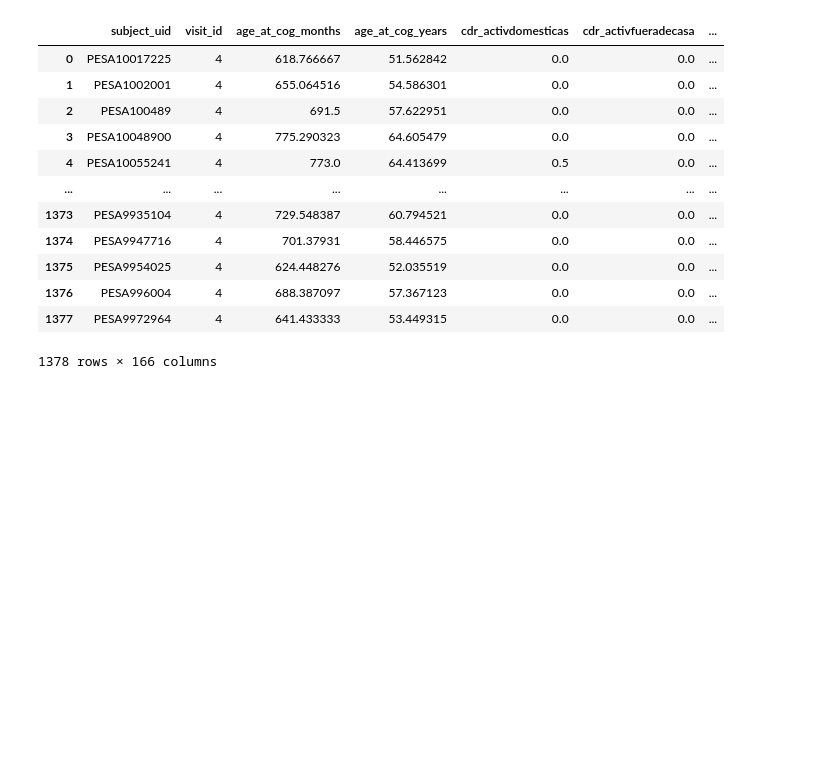
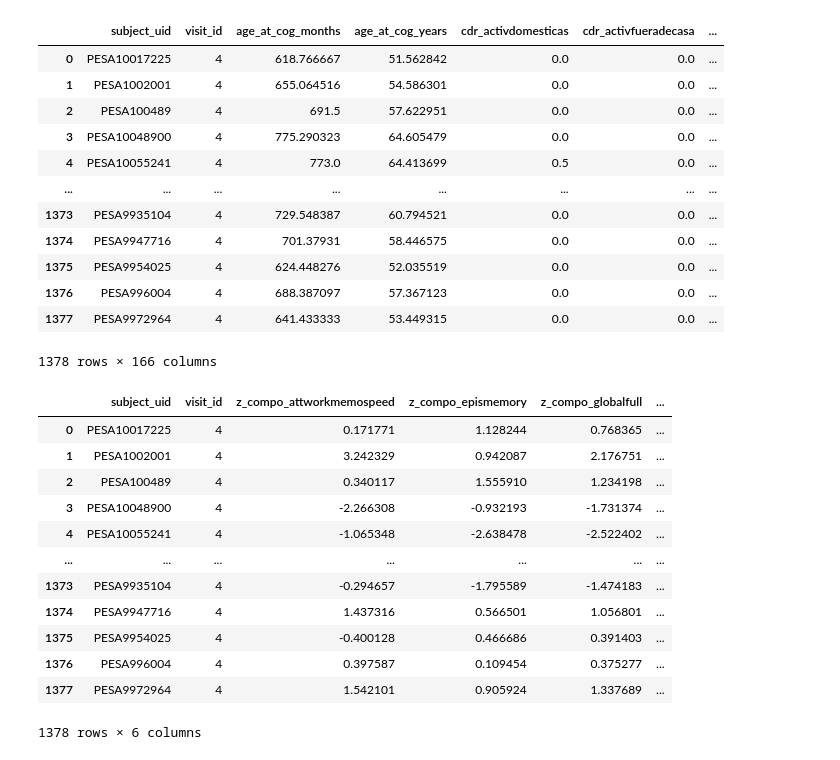
Before and after one commit to CNIC-Neuroimaging/Nvitk, a Jupyter notebook: notebooks/prototypes/db_externsion.ipynb, the cells around one changed output. Saved outputs shown, nothing was run; the diff lists cells and outputs as text; code cells hidden in the pictures; blank space fills up the shorter version.

```diff
--- a/notebooks/prototypes/db_externsion.ipynb
+++ b/notebooks/prototypes/db_externsion.ipynb
@@ -126,3 +120,19 @@ repo.cognitive(
 | 1376 | PESA996004 | 4 | 688.387097 | 57.367123 | 0.0 | 0.0 | ... |
 | 1377 | PESA9972964 | 4 | 641.433333 | 53.449315 | 0.0 | 0.0 | ... |
 1378 rows × 166 columns
+# %%
+repo.cognitive(variables=['z_compo_processingspeed', 'z_compo_globalfull', 'z_compo_epismemory', 'z_compo_attworkmemospeed'])
+# %% [output]
+|  | subject_uid | visit_id | z_compo_attworkmemospeed | z_compo_epismemory | z_compo_globalfull | ... |
+| 0 | PESA10017225 | 4 | 0.171771 | 1.128244 | 0.768365 | ... |
+| 1 | PESA1002001 | 4 | 3.242329 | 0.942087 | 2.176751 | ... |
+| 2 | PESA100489 | 4 | 0.340117 | 1.555910 | 1.234198 | ... |
+| 3 | PESA10048900 | 4 | -2.266308 | -0.932193 | -1.731374 | ... |
+| 4 | PESA10055241 | 4 | -1.065348 | -2.638478 | -2.522402 | ... |
+| ... | ... | ... | ... | ... | ... | ... |
+| 1373 | PESA9935104 | 4 | -0.294657 | -1.795589 | -1.474183 | ... |
+| 1374 | PESA9947716 | 4 | 1.437316 | 0.566501 | 1.056801 | ... |
+| 1375 | PESA9954025 | 4 | -0.400128 | 0.466686 | 0.391403 | ... |
+| 1376 | PESA996004 | 4 | 0.397587 | 0.109454 | 0.375277 | ... |
+| 1377 | PESA9972964 | 4 | 1.542101 | 0.905924 | 1.337689 | ... |
+1378 rows × 6 columns
```
Also changed, not shown: parts of 6 cells of this notebook, 4 other files.
